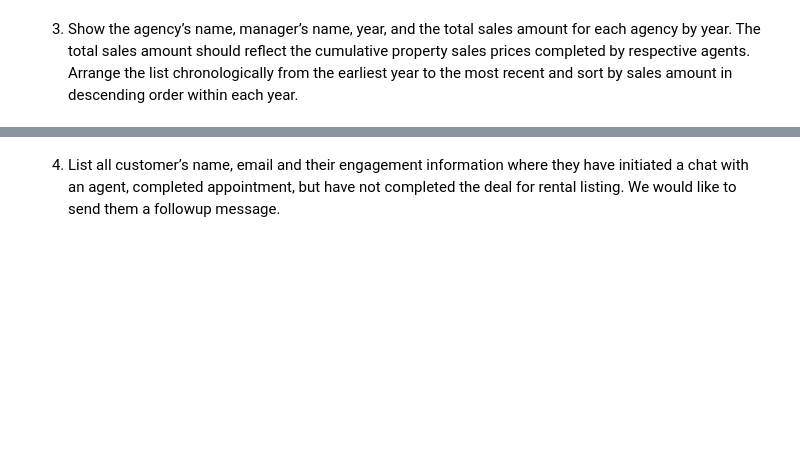
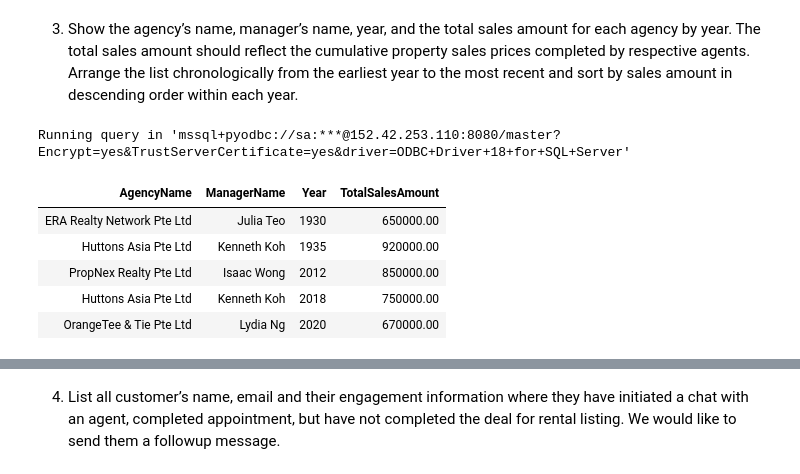
Before and after one commit to mrzzy/ntu-sc2207, a Jupyter notebook: lab.ipynb, the cells around one changed output, grey strips where cells are left out. Drawn from its saved outputs; the diff is of its cells as text; code cells hidden in the pictures; blank space fills up the shorter version.

Commit message:
added query 3

```diff
--- a/lab.ipynb
+++ b/lab.ipynb
@@ -1053,5 +1048,25 @@ TODO: EXPLAIN
 # %% [markdown]
 3. Show the agency’s name, manager’s name, year, and the total sales amount for each agency by year. The total sales amount should reflect the cumulative property sales prices completed by respective agents. Arrange the list chronologically from the earliest year to the most recent and sort by sales amount in descending order within each year.
 # %%
-# TODO
+%%sql
+
+SELECT
+    AG.AgencyName,
+    U.Name AS ManagerName,
+    SM.BuildYear AS Year,
+    SUM(SM.Price) AS TotalSalesAmount
+FROM Agent AG
+JOIN [User] U ON AG.Nric = U.Nric
+JOIN Listing L ON AG.Nric = L.AgentNric
+JOIN SaleMain SM ON L.Id = SM.ListingId
+GROUP BY AG.AgencyName, U.Name, SM.BuildYear
+ORDER BY SM.BuildYear, TotalSalesAmount DESC;
+# %% [output]
+Running query in 'mssql+pyodbc://sa:***@152.42.253.110:8080/master?Encrypt=yes&TrustServerCertificate=yes&driver=ODBC+Driver+18+for+SQL+Server'
+| AgencyName | ManagerName | Year | TotalSalesAmount |
+| ERA Realty Network Pte Ltd | Julia Teo | 1930 | 650000.00 |
+| Huttons Asia Pte Ltd | Kenneth Koh | 1935 | 920000.00 |
+| PropNex Realty Pte Ltd | Isaac Wong | 2012 | 850000.00 |
+| Huttons Asia Pte Ltd | Kenneth Koh | 2018 | 750000.00 |
+| OrangeTee & Tie Pte Ltd | Lydia Ng | 2020 | 670000.00 |
 # %% [markdown]
```
Also changed, not shown: parts of 9 cells of this notebook.
